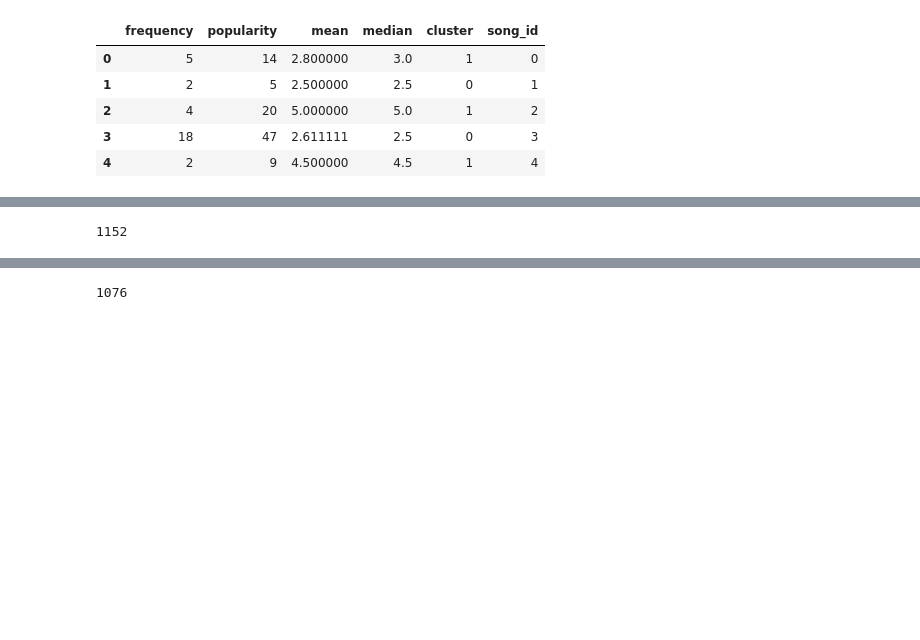
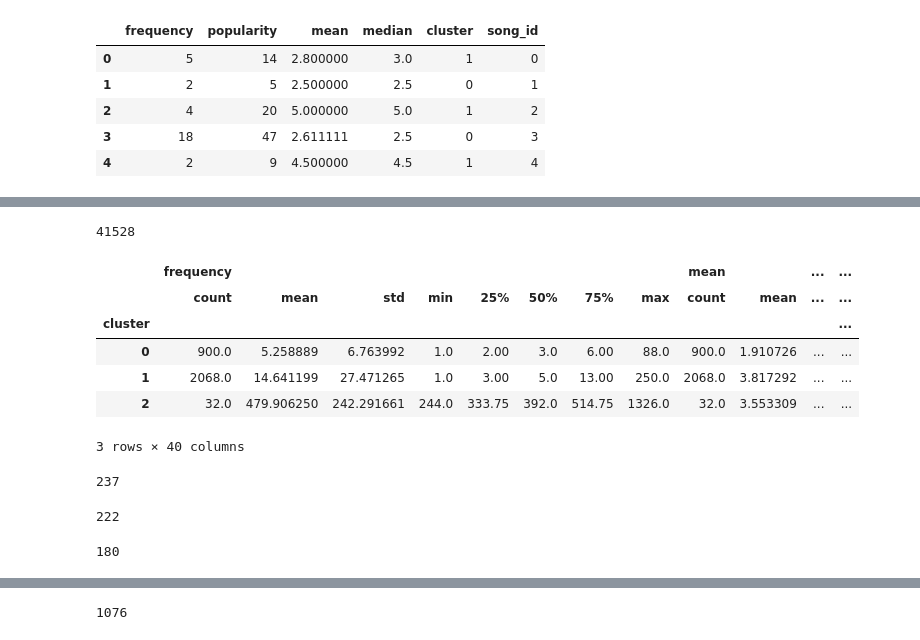
Before and after one commit to mohamedlac/TER, a Jupyter notebook: sampling_songs.ipynb, the cells around one changed output, grey strips where cells are left out. Cells and saved outputs as stored; diff of their text form; code cells hidden in the pictures; blank space fills up the shorter version.

```diff
--- a/sampling_songs.ipynb
+++ b/sampling_songs.ipynb
@@ -24,4 +26,29 @@ popular_songs = songs.query("cluster == 2")
-# %%
-len(popular_songs)
-# %% [output]
-1152
+# %%
+dataset = dataset.rename(columns={"'songID'":"song_id","'userID'":"user_id","'rating'":"rating"})
+#choosing randomly 3000 songs
+sample_songs = songs.sample(n=3000,random_state =3)
+b = dataset[dataset["song_id"].isin(list(sample_songs["song_id"].unique()))]
+len(b.user_id.unique())
+##getting the songs ids as a list
+#songs_id =list(sample_songs["song_id"])
+#gettings user ids taht rated those songs
+#subset = dataset[dataset["song_id"].isin(songs_id)]
+#users_id =list(subset["user_id"])
+#subset choosed based on users ids
+#final_subset = dataset[dataset["user_id"].isin(users_id)]
+
+#final_subset.head(4)
+# %% [output]
+41528
+# %%
+songs_to_cluster = list(sample_songs.song_id.unique())
+clustered_songs  = sample_songs[songs["song_id"].isin(songs_to_cluster)]
+clustered_songs.groupby("cluster").describe()
+# %% [output]
+|  | frequency |  |  |  |  |  |  |  | mean |  | ... | ... |
+|  | count | mean | std | min | 25% | 50% | 75% | max | count | mean | ... | ... |
+| cluster |  |  |  |  |  |  |  |  |  |  |  | ... |
+| 0 | 900.0 | 5.258889 | 6.763992 | 1.0 | 2.00 | 3.0 | 6.00 | 88.0 | 900.0 | 1.910726 | ... | ... |
+| 1 | 2068.0 | 14.641199 | 27.471265 | 1.0 | 3.00 | 5.0 | 13.00 | 250.0 | 2068.0 | 3.817292 | ... | ... |
+| 2 | 32.0 | 479.906250 | 242.291661 | 244.0 | 333.75 | 392.0 | 514.75 | 1326.0 | 32.0 | 3.553309 | ... | ... |
+3 rows × 40 columns
@@ -27,0 +59,5 @@ len(popular_songs)
+# %%
+zero  = dataset[dataset["song_id"].isin(list(cluster_2["song_id"].unique()))]
+len(zero.user_id.unique())
+# %% [output]
+237
@@ -27,0 +68,4 @@ len(popular_songs)
+# %%
+len(cluster_1_proportion)+len(cluster_2_proportion) +len(cluster_0_proportion)
+# %% [output]
+222
@@ -27,0 +74,4 @@ len(popular_songs)
+# %%
+len(sample_songs.song_id.unique())
+# %% [output]
+180
```
Also changed, not shown: parts of 8 cells of this notebook.
